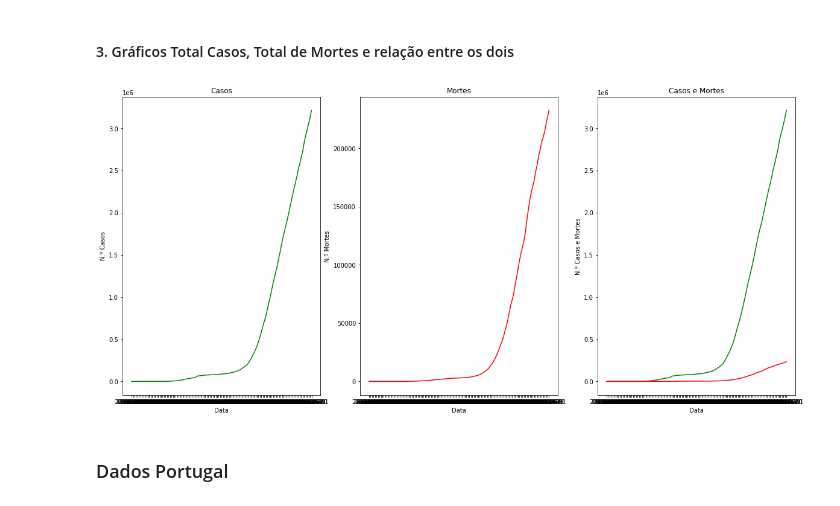
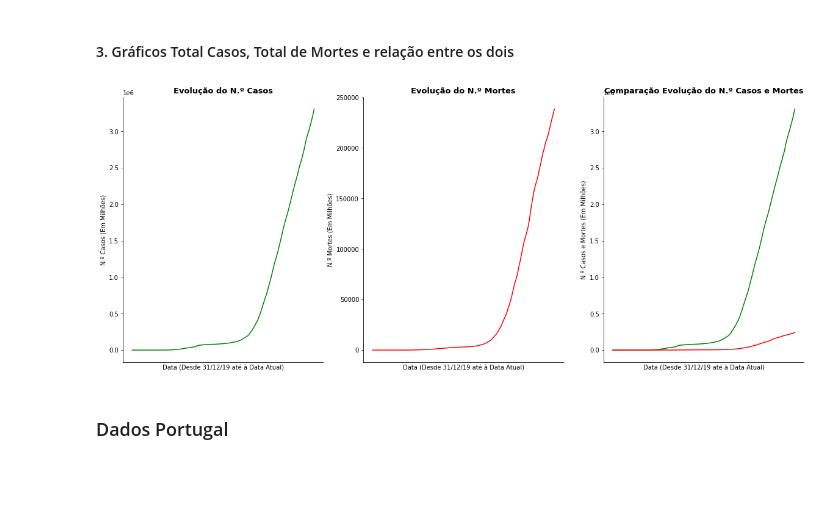
Before and after one commit to diogoesnog/COVID-19, a Jupyter notebook: cartografiaTA.ipynb, the cells around one changed output. Drawn from its saved outputs; the diff is of its cells as text; code cells hidden in the pictures; blank space fills up the shorter version.

```diff
--- a/cartografiaTA.ipynb
+++ b/cartografiaTA.ipynb
@@ -113,35 +114,45 @@ Total Recuperados COVID-19 Mundial (Até à Data Atual do Notebook): 1,053,327
 # %%
 totalCasosMundial = covid19CasosM.sort_values(by=['date'])
 x1 = totalCasosMundial.date
 y1 = totalCasosMundial.World
 
 totalMortesMundial = covid19MortesM.sort_values(by=['date'])
 x2 = totalMortesMundial.date
 y2 = totalMortesMundial.World
 
-plt.figure(figsize=(20,20))
+plt.figure(figsize=(20,20)).subplots_adjust(hspace=.5)
 
-plt.subplot(2,3,1)
-plt.title('Casos')
-plt.xlabel('Data')
-plt.ylabel('N.º Casos')
+ax1 = plt.subplot(2,3,1)
+ax1.spines['top'].set_visible(False)
+ax1.spines['right'].set_visible(False)
+plt.xticks([])
+plt.title('Evolução do N.º Casos', fontdict={'fontsize': 13, 'fontweight': 'bold'})
+plt.xlabel('Data' + ' (Desde 31/12/19 até à Data Atual)')
+plt.ylabel('N.º Casos' + ' (Em Milhões)')
 plt.plot(x1,y1, color='green')
 
-plt.subplot(2,3,2)
-plt.title('Mortes')
-plt.xlabel('Data')
-plt.ylabel('N.º Mortes')
+
+ax2 = plt.subplot(2,3,2)
+ax2.spines['top'].set_visible(False)
+ax2.spines['right'].set_visible(False)
+plt.xticks([])
+plt.title('Evolução do N.º Mortes', fontdict={'fontsize': 13, 'fontweight': 'bold'})
+plt.xlabel('Data' + ' (Desde 31/12/19 até à Data Atual)')
+plt.ylabel('N.º Mortes' + ' (Em Milhões)')
 plt.plot(x2,y2, color='red')
 
-plt.subplot(2,3,3)
-plt.title('Casos e Mortes')
-plt.xlabel('Data')
-plt.ylabel('N.º Casos e Mortes')
+ax3 = plt.subplot(2,3,3)
+ax3.spines['top'].set_visible(False)
+ax3.spines['right'].set_visible(False)
+plt.xticks([])
+plt.title('Comparação Evolução do N.º Casos e Mortes', fontdict={'fontsize': 13, 'fontweight': 'bold'})
+plt.xlabel('Data' + ' (Desde 31/12/19 até à Data Atual)')
+plt.ylabel('N.º Casos e Mortes' + ' (Em Milhões)')
 plt.plot(x1,y1, color='green')
 plt.plot(x2,y2, color='red')
 plt.show()
 # %% [output]
-[figure, old version]
+[figure, new version]
 # %% [markdown]
 ### Dados Portugal
 # %% [markdown]
```
Also changed, not shown: parts of 8 cells of this notebook, 5 other files.
